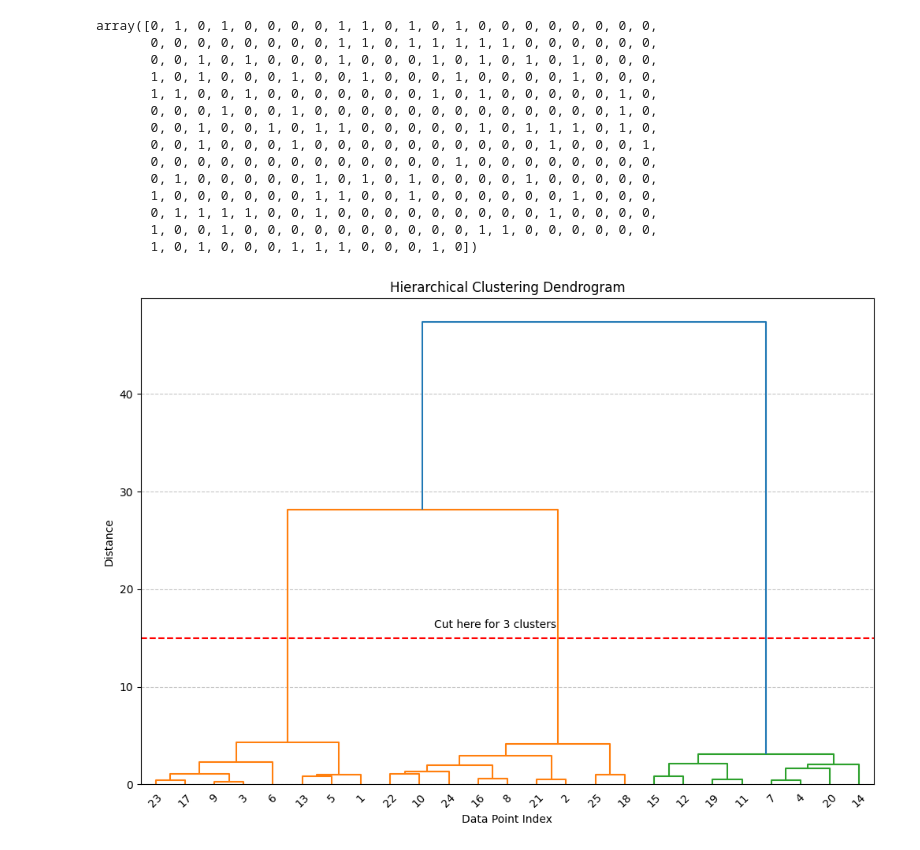
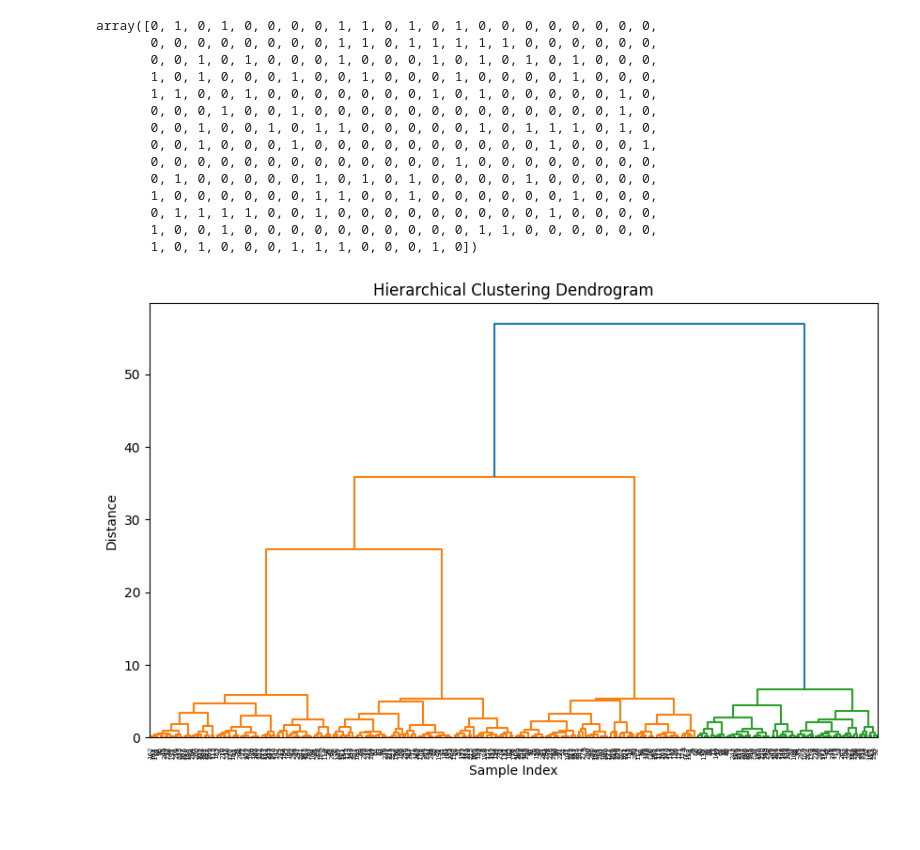
Before and after one commit to hrsh-1294/Data-Science-Workshop, a Jupyter notebook: ML/unsupervised/kmeans.ipynb, the cells around one changed output. Saved outputs shown, nothing was run; the diff lists cells and outputs as text; code cells hidden in the pictures; blank space fills up the shorter version.

```diff
--- a/ML/unsupervised/kmeans.ipynb
+++ b/ML/unsupervised/kmeans.ipynb
@@ -80,7 +75,7 @@ plt.show()
 # %%
 from sklearn.cluster import AgglomerativeClustering
-obj = AgglomerativeClustering()
-obj.fit_predict(x)
+obi=AgglomerativeClustering()
+obi.fit_predict(x)
 # %% [output]
 array([0, 1, 0, 1, 0, 0, 0, 0, 1, 1, 0, 1, 0, 1, 0, 0, 0, 0, 0, 0, 0, 0,
        0, 0, 0, 0, 0, 0, 0, 0, 1, 1, 0, 1, 1, 1, 1, 1, 0, 0, 0, 0, 0, 0,
@@ -102,33 +94,19 @@ X, y = make_blobs(n_samples=200, centers=4, cluster_std=1.0, random_state=42)
-# %%
-import numpy as np
-import matplotlib.pyplot as plt
-from sklearn.datasets import make_blobs
-import scipy.cluster.hierarchy as sch
-
-# --- 1. Generate some sample data ---
-# Using make_blobs to create clearly separated groups
-X, y = make_blobs(n_samples=25, centers=3, n_features=2, random_state=42)
-
-# --- 2. Perform Hierarchical Clustering and Plot the Dendrogram ---
-plt.figure(figsize=(12, 8))
-plt.title('Hierarchical Clustering Dendrogram')
-plt.xlabel('Data Point Index')
-plt.ylabel('Distance')
-
-# The linkage function calculates the distances and performs the clustering
-# The dendrogram function takes this result and plots it
-linked = sch.linkage(X, method='ward')
-dendrogram = sch.dendrogram(linked,
-                            orientation='top',
-                            labels=np.arange(1, len(X) + 1), # Custom labels for points
-                            distance_sort='descending',
-                            show_leaf_counts=True)
-
-# Add a horizontal line to suggest a cut
-plt.axhline(y=15, color='r', linestyle='--')
-plt.annotate('Cut here for 3 clusters', xy=(100, 16))
-
-plt.grid(axis='y', linestyle='--', alpha=0.7)
-plt.show()
-# %% [output]
-[figure, removed]
+# %%
+from scipy.cluster.hierarchy import dendrogram, linkage
+
+# Compute the linkage matrix
+linked = linkage(x, method='ward')
+
+# Plot the dendrogram
+plt.figure(figsize=(10, 6))
+dendrogram(linked,
+           orientation='top',
+           distance_sort='descending',
+           show_leaf_counts=True)
+
+plt.title('Hierarchical Clustering Dendrogram')
+plt.xlabel('Sample Index')
+plt.ylabel('Distance')
+plt.show()
+# %% [output]
+[figure, added]
```
Also changed, not shown: parts of 7 cells of this notebook.
